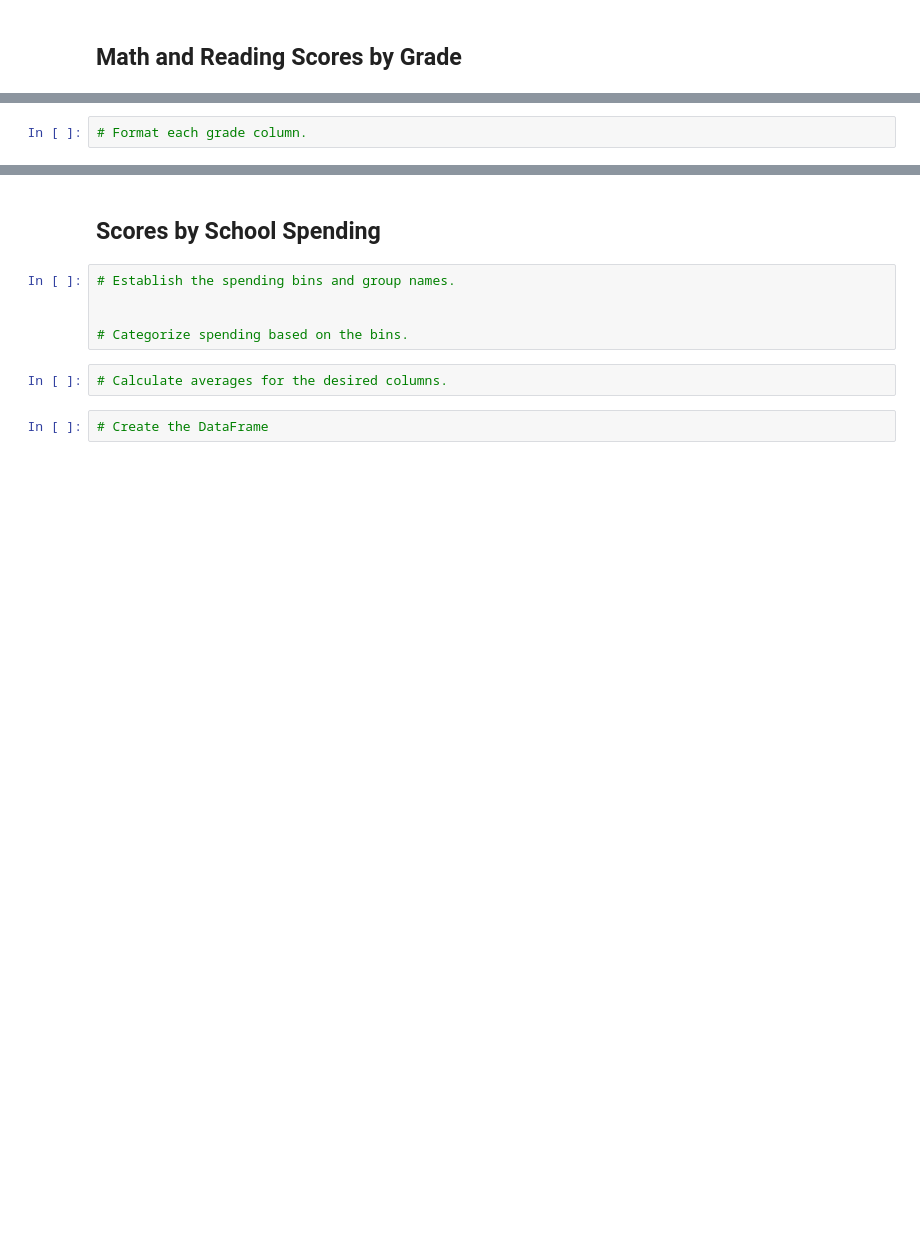
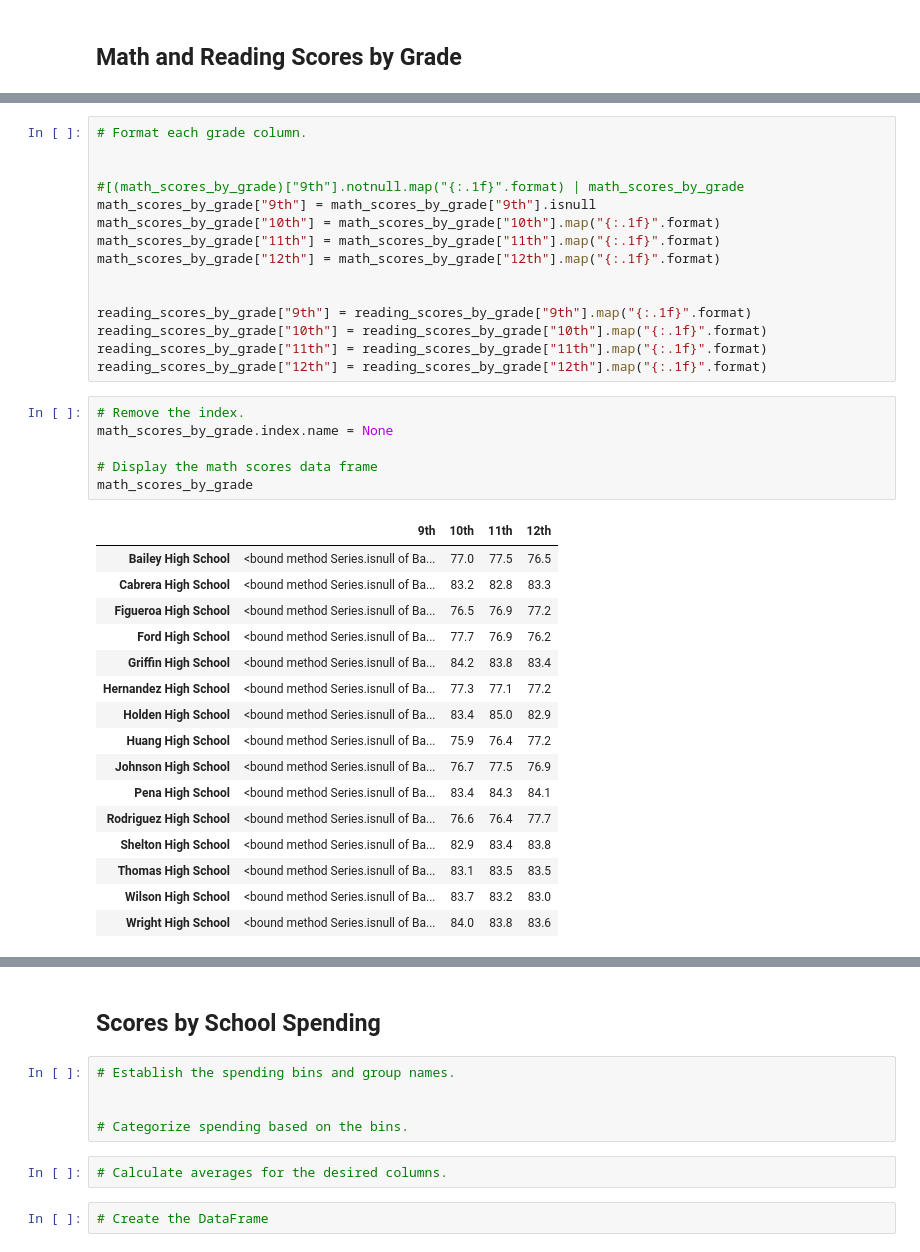
Before and after one commit to tylerah/school-district-analysis, a Jupyter notebook: PyCitySchools_Challenge_testing.ipynb, the cells around one changed output, grey strips where cells are left out. Cells and saved outputs as stored; diff of their text form; blank space fills up the shorter version.

```diff
--- a/PyCitySchools_Challenge_testing.ipynb
+++ b/PyCitySchools_Challenge_testing.ipynb
@@ -366,3 +431,39 @@ top_schools.head(5)
-# %%
-# Format each grade column.
+# %%
+# Format each grade column.
+
+
+#[(math_scores_by_grade)["9th"].notnull.map("{:.1f}".format) | math_scores_by_grade
+math_scores_by_grade["9th"] = math_scores_by_grade["9th"].isnull
+math_scores_by_grade["10th"] = math_scores_by_grade["10th"].map("{:.1f}".format)
+math_scores_by_grade["11th"] = math_scores_by_grade["11th"].map("{:.1f}".format)
+math_scores_by_grade["12th"] = math_scores_by_grade["12th"].map("{:.1f}".format)
+
+
+reading_scores_by_grade["9th"] = reading_scores_by_grade["9th"].map("{:.1f}".format)
+reading_scores_by_grade["10th"] = reading_scores_by_grade["10th"].map("{:.1f}".format)
+reading_scores_by_grade["11th"] = reading_scores_by_grade["11th"].map("{:.1f}".format)
+reading_scores_by_grade["12th"] = reading_scores_by_grade["12th"].map("{:.1f}".format)
+# %%
+# Remove the index.
+math_scores_by_grade.index.name = None
+
+# Display the math scores data frame
+math_scores_by_grade
+# %% [output]
+|  | 9th | 10th | 11th | 12th |
+| Bailey High School | <bound method Series.isnull of Ba... | 77.0 | 77.5 | 76.5 |
+| Cabrera High School | <bound method Series.isnull of Ba... | 83.2 | 82.8 | 83.3 |
+| Figueroa High School | <bound method Series.isnull of Ba... | 76.5 | 76.9 | 77.2 |
+| Ford High School | <bound method Series.isnull of Ba... | 77.7 | 76.9 | 76.2 |
+| Griffin High School | <bound method Series.isnull of Ba... | 84.2 | 83.8 | 83.4 |
+| Hernandez High School | <bound method Series.isnull of Ba... | 77.3 | 77.1 | 77.2 |
+| Holden High School | <bound method Series.isnull of Ba... | 83.4 | 85.0 | 82.9 |
+| Huang High School | <bound method Series.isnull of Ba... | 75.9 | 76.4 | 77.2 |
+| Johnson High School | <bound method Series.isnull of Ba... | 76.7 | 77.5 | 76.9 |
+| Pena High School | <bound method Series.isnull of Ba... | 83.4 | 84.3 | 84.1 |
+| Rodriguez High School | <bound method Series.isnull of Ba... | 76.6 | 76.4 | 77.7 |
+| Shelton High School | <bound method Series.isnull of Ba... | 82.9 | 83.4 | 83.8 |
+| Thomas High School | <bound method Series.isnull of Ba... | 83.1 | 83.5 | 83.5 |
+| Wilson High School | <bound method Series.isnull of Ba... | 83.7 | 83.2 | 83.0 |
+| Wright High School | <bound method Series.isnull of Ba... | 84.0 | 83.8 | 83.6 |
 # %%
```
Also changed, not shown: parts of 6 cells of this notebook.
